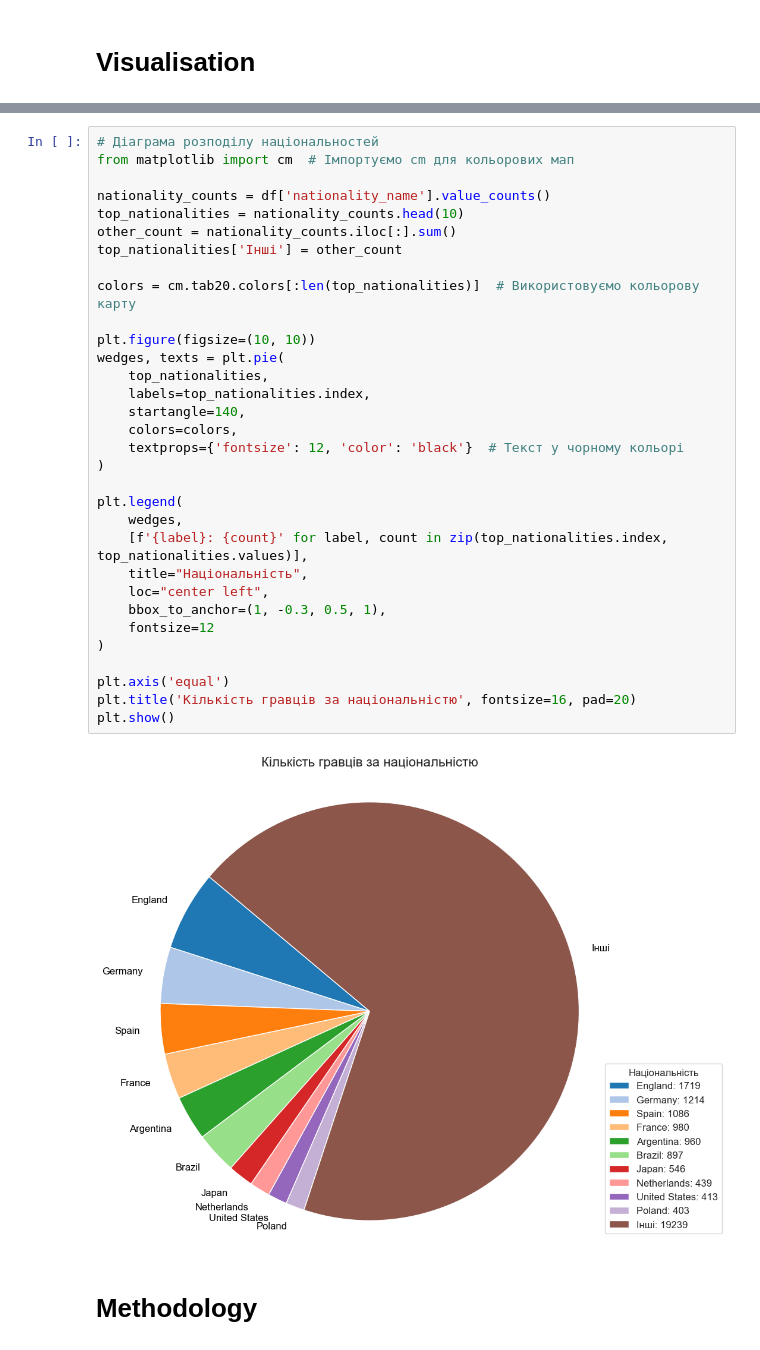
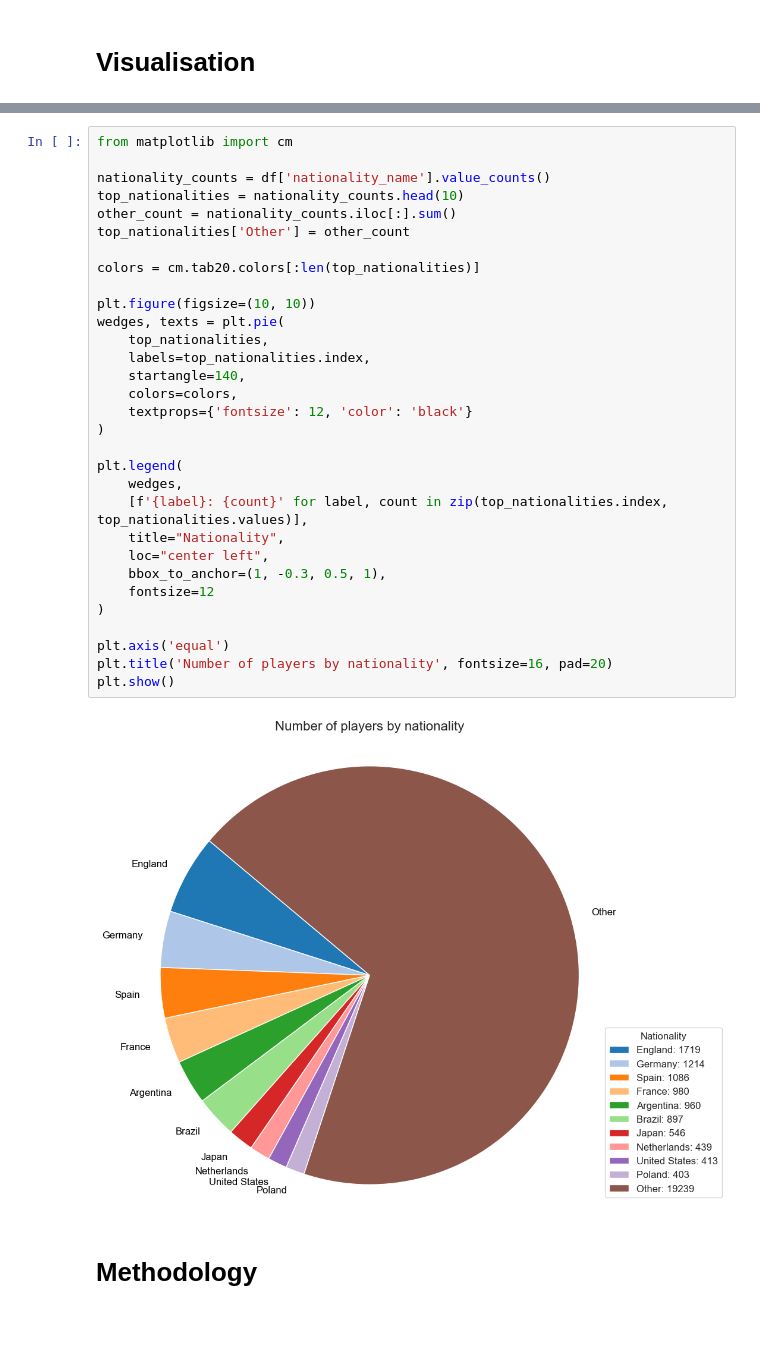
Before and after one commit to liana2909/fifa-players-analysis, a Jupyter notebook: Project.ipynb, the cells around one changed output, grey strips where cells are left out. Saved outputs shown, nothing was run; the diff lists cells and outputs as text.

```diff
--- a/Project.ipynb
+++ b/Project.ipynb
@@ -228,37 +223,36 @@ plt.show()
 # %%
-# Діаграма розподілу національностей
-from matplotlib import cm  # Імпортуємо cm для кольорових мап
+from matplotlib import cm
 
 nationality_counts = df['nationality_name'].value_counts()
 top_nationalities = nationality_counts.head(10)
 other_count = nationality_counts.iloc[:].sum()
-top_nationalities['Інші'] = other_count
+top_nationalities['Other'] = other_count
 
-colors = cm.tab20.colors[:len(top_nationalities)]  # Використовуємо кольорову карту
+colors = cm.tab20.colors[:len(top_nationalities)]
 
 plt.figure(figsize=(10, 10))
 wedges, texts = plt.pie(
     top_nationalities,
     labels=top_nationalities.index,
     startangle=140,
     colors=colors,
-    textprops={'fontsize': 12, 'color': 'black'}  # Текст у чорному кольорі
+    textprops={'fontsize': 12, 'color': 'black'}
 )
 
 plt.legend(
     wedges,
     [f'{label}: {count}' for label, count in zip(top_nationalities.index, top_nationalities.values)],
-    title="Національність",
+    title="Nationality",
     loc="center left",
     bbox_to_anchor=(1, -0.3, 0.5, 1),
     fontsize=12
 )
 
 plt.axis('equal')
-plt.title('Кількість гравців за національністю', fontsize=16, pad=20)
+plt.title('Number of players by nationality', fontsize=16, pad=20)
 plt.show()
 # %% [output]
-[figure, old version]
+[figure, new version]
 # %% [markdown]
 # Methodology
 # %% [markdown]
```
Also changed, not shown: parts of 6 cells of this notebook.
